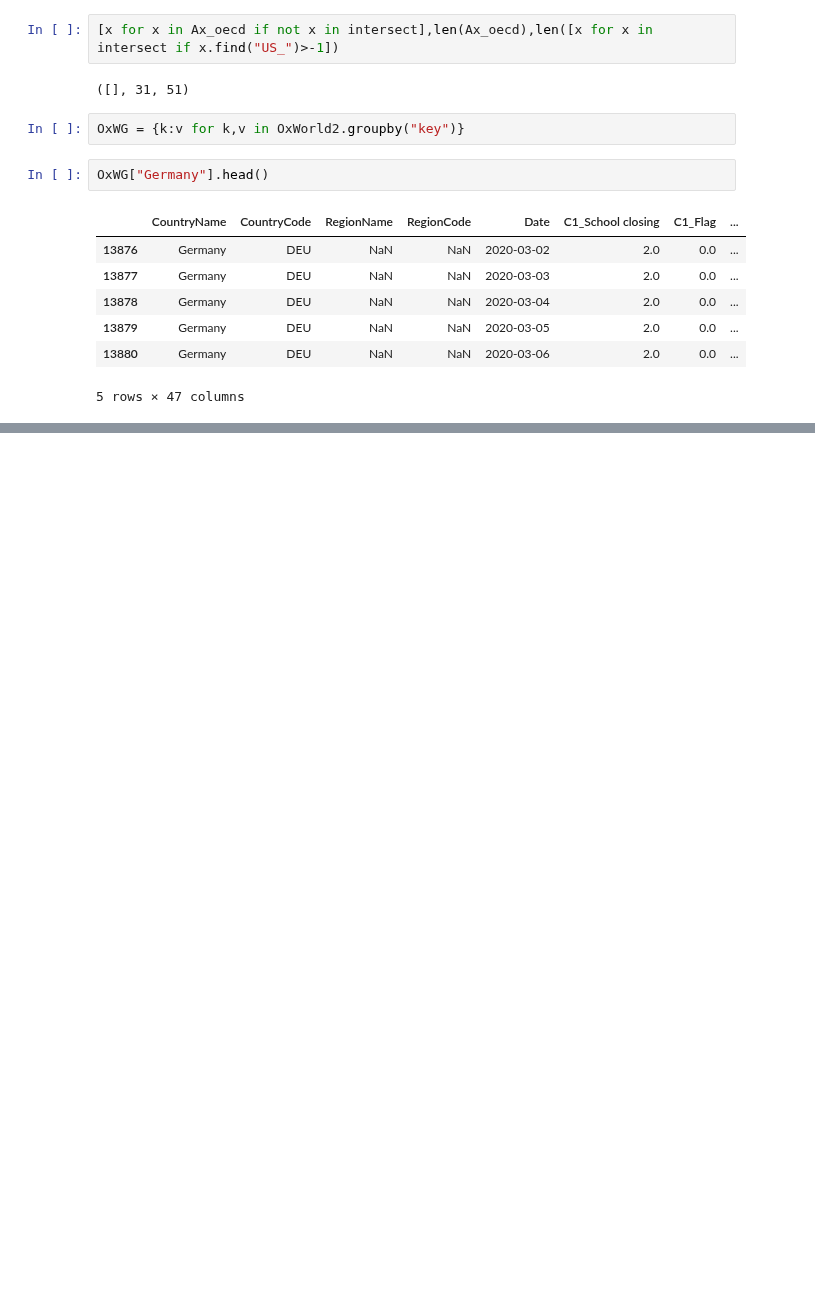
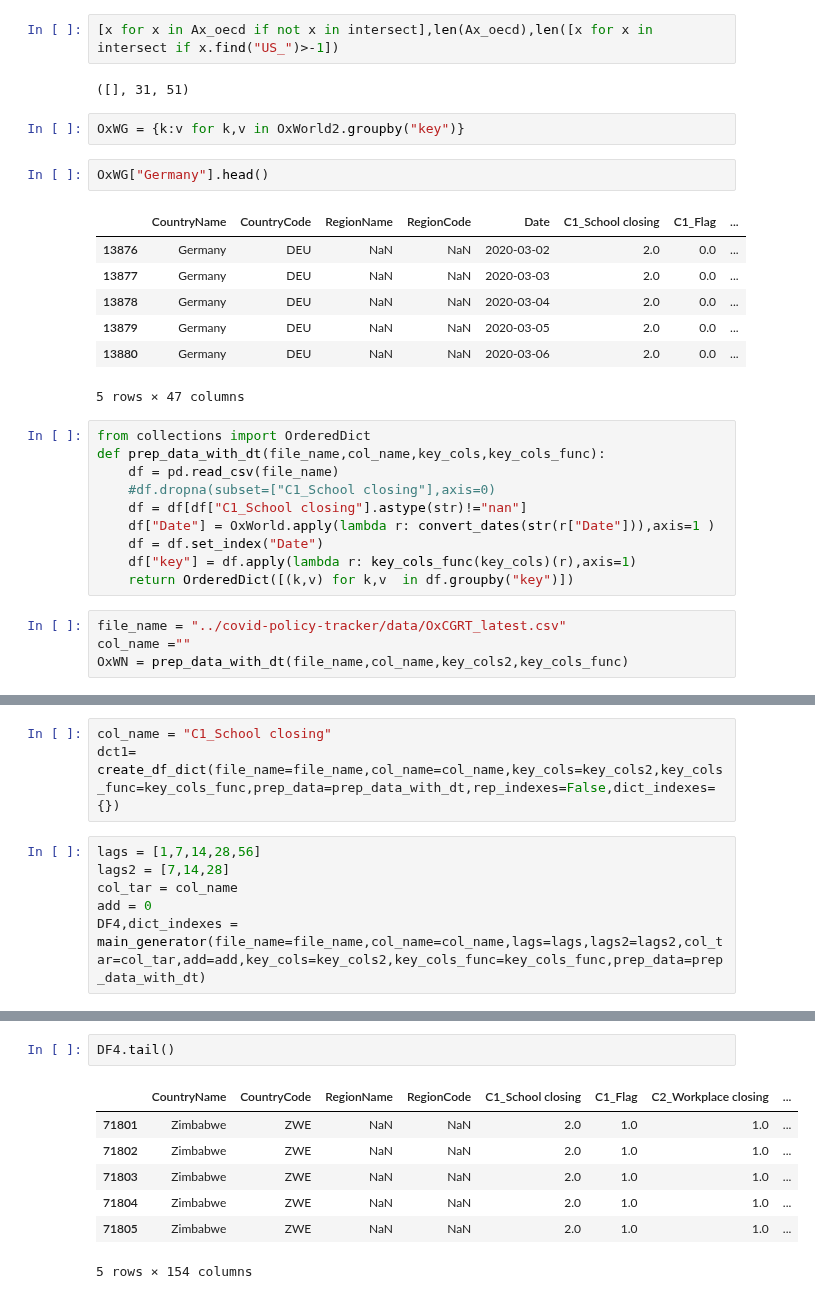
Before and after one commit to bdi2357/Covid19_forecasting, a Jupyter notebook: stringency.ipynb, the cells around one changed output, grey strips where cells are left out. Drawn from its saved outputs; the diff is of its cells as text; blank space fills up the shorter version.

```diff
--- a/stringency.ipynb
+++ b/stringency.ipynb
@@ -384,3 +384,17 @@ OxWG["Germany"].head()
 | 13879 | Germany | DEU | NaN | NaN | 2020-03-05 | 2.0 | 0.0 | ... |
 | 13880 | Germany | DEU | NaN | NaN | 2020-03-06 | 2.0 | 0.0 | ... |
 5 rows × 47 columns
+# %%
+from collections import OrderedDict
+def prep_data_with_dt(file_name,col_name,key_cols,key_cols_func):
+    df = pd.read_csv(file_name)
+    #df.dropna(subset=["C1_School closing"],axis=0)
+    df = df[df["C1_School closing"].astype(str)!="nan"]
+    df["Date"] = OxWorld.apply(lambda r: convert_dates(str(r["Date"])),axis=1 )
+    df = df.set_index("Date")
+    df["key"] = df.apply(lambda r: key_cols_func(key_cols)(r),axis=1)
+    return OrderedDict([(k,v) for k,v  in df.groupby("key")])
+# %%
+file_name = "../covid-policy-tracker/data/OxCGRT_latest.csv"
+col_name =""
+OxWN = prep_data_with_dt(file_name,col_name,key_cols2,key_cols_func)
@@ -386,0 +407,9 @@ OxWG["Germany"].head()
+# %%
+col_name = "C1_School closing"
+dct1= create_df_dict(file_name=file_name,col_name=col_name,key_cols=key_cols2,key_cols_func=key_cols_func,prep_data=prep_data_with_dt,rep_indexes=False,dict_indexes={})
+# %%
+lags = [1,7,14,28,56]
+lags2 = [7,14,28]
+col_tar = col_name
+add = 0
+DF4,dict_indexes = main_generator(file_name=file_name,col_name=col_name,lags=lags,lags2=lags2,col_tar=col_tar,add=add,key_cols=key_cols2,key_cols_func=key_cols_func,prep_data=prep_data_with_dt)
@@ -386,0 +439,10 @@ OxWG["Germany"].head()
+# %%
+DF4.tail()
+# %% [output]
+|  | CountryName | CountryCode | RegionName | RegionCode | C1_School closing | C1_Flag | C2_Workplace closing | ... |
+| 71801 | Zimbabwe | ZWE | NaN | NaN | 2.0 | 1.0 | 1.0 | ... |
+| 71802 | Zimbabwe | ZWE | NaN | NaN | 2.0 | 1.0 | 1.0 | ... |
+| 71803 | Zimbabwe | ZWE | NaN | NaN | 2.0 | 1.0 | 1.0 | ... |
+| 71804 | Zimbabwe | ZWE | NaN | NaN | 2.0 | 1.0 | 1.0 | ... |
+| 71805 | Zimbabwe | ZWE | NaN | NaN | 2.0 | 1.0 | 1.0 | ... |
+5 rows × 154 columns
```
Also changed, not shown: parts of 4 cells of this notebook, 3 other files.
